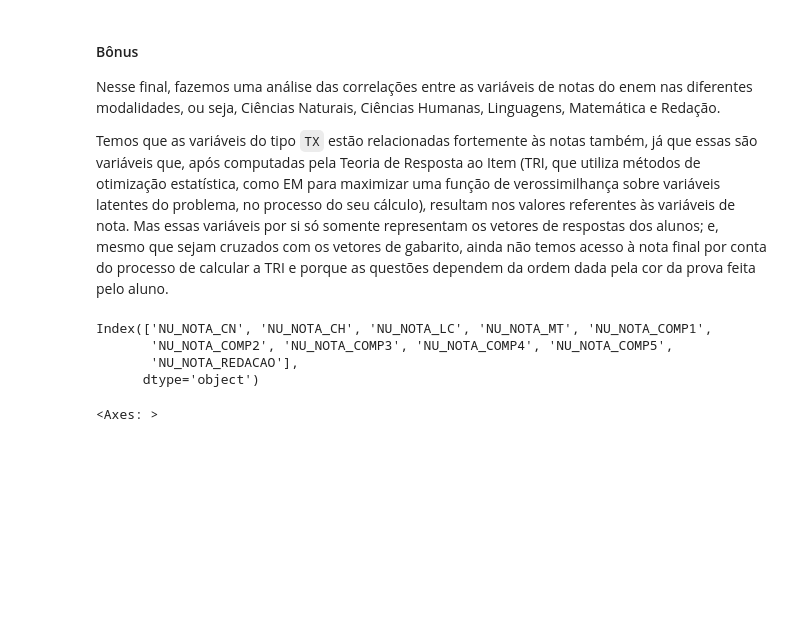
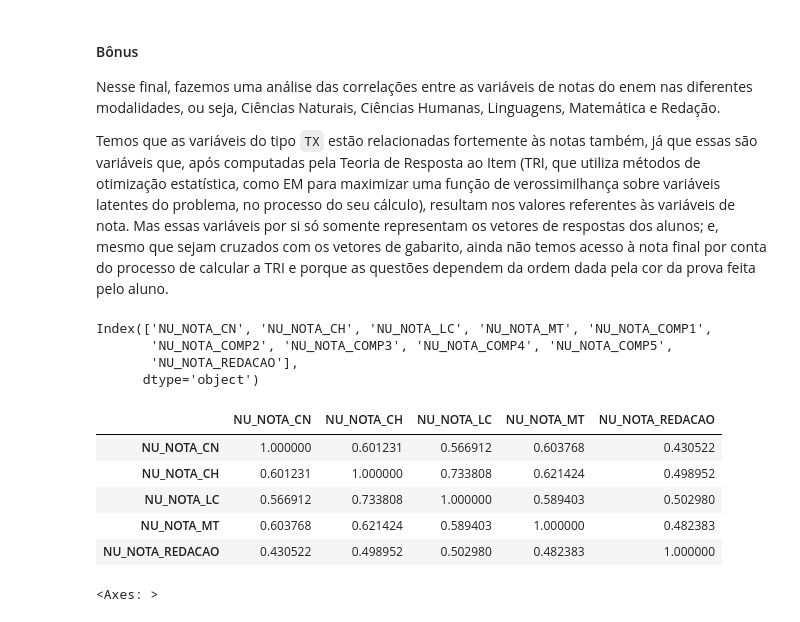
Before and after one commit to jonasrlg/Intro_a_Ciencia_de_Dados_Embraer, a Jupyter notebook: analise.ipynb, the cells around one changed output. Saved outputs shown, nothing was run; the diff lists cells and outputs as text; code cells hidden in the pictures; blank space fills up the shorter version.

```diff
--- a/analise.ipynb
+++ b/analise.ipynb
@@ -2203,6 +2205,16 @@ Index(['NU_NOTA_CN', 'NU_NOTA_CH', 'NU_NOTA_LC', 'NU_NOTA_MT', 'NU_NOTA_COMP1',
        'NU_NOTA_COMP2', 'NU_NOTA_COMP3', 'NU_NOTA_COMP4', 'NU_NOTA_COMP5',
        'NU_NOTA_REDACAO'],
       dtype='object')
+# %%
+corr = enemx.iloc[:, [35, 36, 37, 38, 44]].corr()
+corr
+# %% [output]
+|  | NU_NOTA_CN | NU_NOTA_CH | NU_NOTA_LC | NU_NOTA_MT | NU_NOTA_REDACAO |
+| NU_NOTA_CN | 1.000000 | 0.601231 | 0.566912 | 0.603768 | 0.430522 |
+| NU_NOTA_CH | 0.601231 | 1.000000 | 0.733808 | 0.621424 | 0.498952 |
+| NU_NOTA_LC | 0.566912 | 0.733808 | 1.000000 | 0.589403 | 0.502980 |
+| NU_NOTA_MT | 0.603768 | 0.621424 | 0.589403 | 1.000000 | 0.482383 |
+| NU_NOTA_REDACAO | 0.430522 | 0.498952 | 0.502980 | 0.482383 | 1.000000 |
 # %%
 sns.heatmap(corr, annot=True)
 # %% [output]
```
Also changed, not shown: parts of 12 cells of this notebook, 1 other file.
